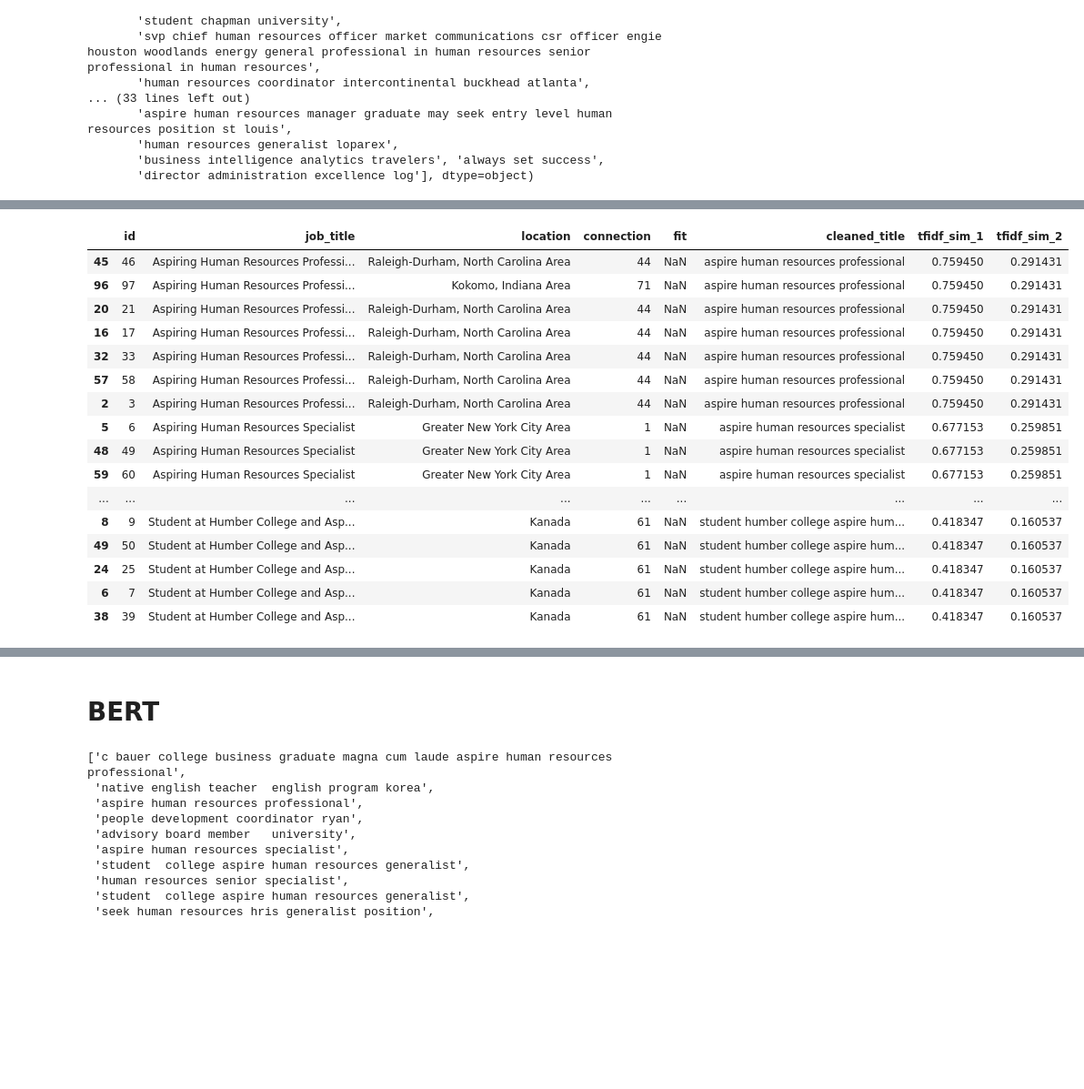
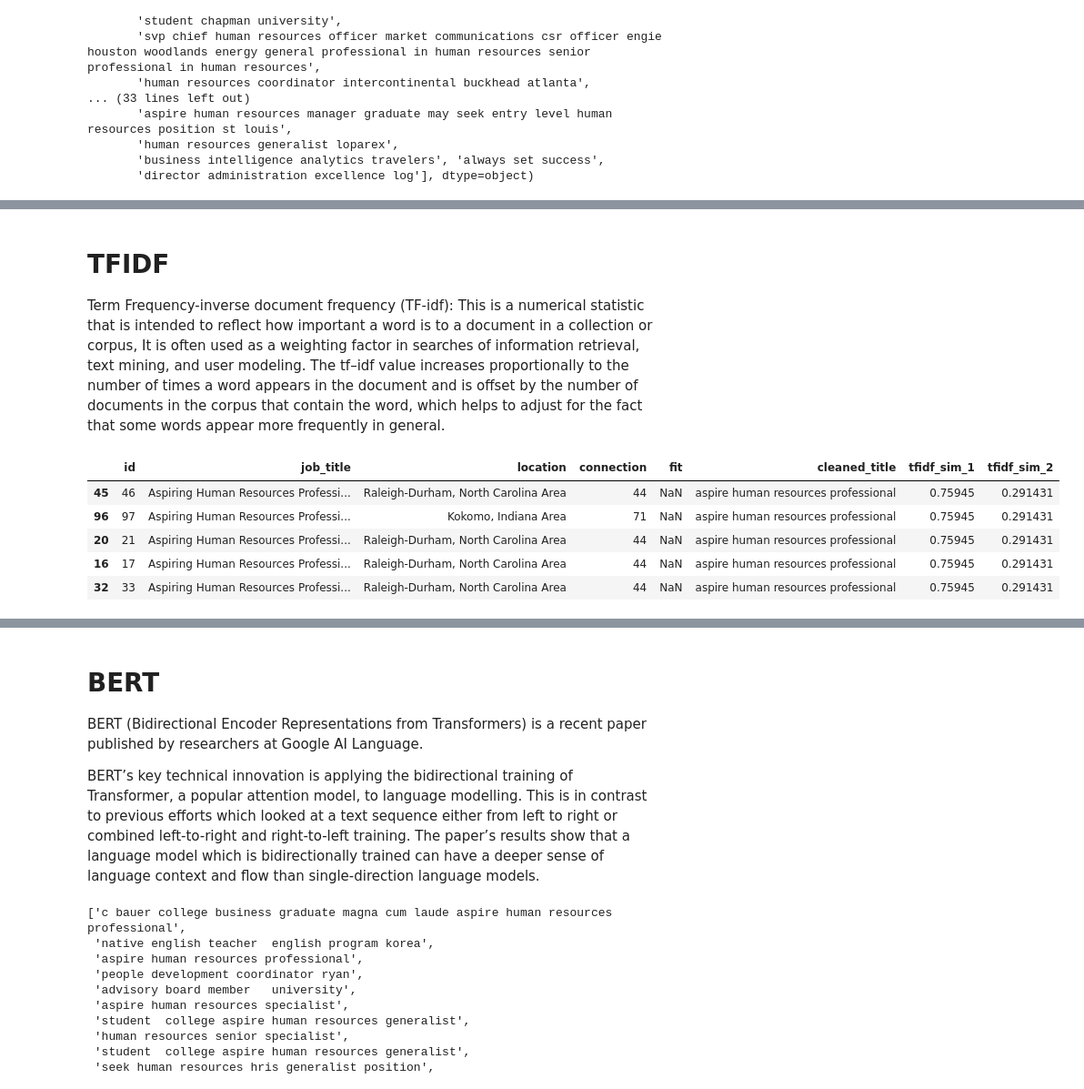
Before and after one commit to simi-I/g39RHzwKROHb58Yy, a Jupyter notebook: Potential Talent.ipynb, the cells around one changed output, grey strips where cells are left out. Shown at 91% size. Saved outputs shown, nothing was run; the diff lists cells and outputs as text; code cells hidden in the pictures; blank space fills up the shorter version.

```diff
--- a/Potential Talent.ipynb
+++ b/Potential Talent.ipynb
@@ -150,7 +153,7 @@ def textpreprocessing(text):
     clean_text = clean_text.lower().split()
 
     #remove stopwords
-    s_words =set(stopwords.words('english'))
+    s_words = set(stopwords.words('english'))
 
     clean_text = [word for word in clean_text  if word not in s_words]
 
@@ -170,7 +173,9 @@ def textpreprocessing(text):
         lemmatizer = WordNetLemmatizer()
         sentence.append(lemmatizer.lemmatize(word, 'v'))
 
-    return ' '.join(sentence)
+    sentence = ' '.join(sentence)
+
+    return sentence
 # %%
 df['cleaned_title'] = df['job_title'].apply(textpreprocessing)
 # %%
@@ -229 +269,5 @@ query = [query1, query2]
+# %% [markdown]
+# TFIDF
+
+Term Frequency-inverse document frequency (TF-idf): This is a numerical statistic that is intended to reflect how important a word is to a document in a collection or corpus, It is often used as a weighting factor in searches of information retrieval, text mining, and user modeling. The tf–idf value increases proportionally to the number of times a word appears in the document and is offset by the number of documents in the corpus that contain the word, which helps to adjust for the fact that some words appear more frequently in general.
 # %%
@@ -242,25 +287,14 @@ tfidf_df = df.copy()
 tfidf_df["tfidf_sim_1"]= cosine_similarity(title_vector, query_vector)[:,0]
 tfidf_df["tfidf_sim_2"]= cosine_similarity(title_vector, query_vector)[:,1]
 # %%
-tfidf_df.sort_values(by='tfidf_sim_1', ascending=False).head(20)
+tfidf_df.sort_values(by='tfidf_sim_1', ascending=False).head()
 # %% [output]
 |  | id | job_title | location | connection | fit | cleaned_title | tfidf_sim_1 | tfidf_sim_2 |
-| 45 | 46 | Aspiring Human Resources Professi... | Raleigh-Durham, North Carolina Area | 44 | NaN | aspire human resources professional | 0.759450 | 0.291431 |
-| 96 | 97 | Aspiring Human Resources Professi... | Kokomo, Indiana Area | 71 | NaN | aspire human resources professional | 0.759450 | 0.291431 |
-| 20 | 21 | Aspiring Human Resources Professi... | Raleigh-Durham, North Carolina Area | 44 | NaN | aspire human resources professional | 0.759450 | 0.291431 |
-| 16 | 17 | Aspiring Human Resources Professi... | Raleigh-Durham, North Carolina Area | 44 | NaN | aspire human resources professional | 0.759450 | 0.291431 |
-| 32 | 33 | Aspiring Human Resources Professi... | Raleigh-Durham, North Carolina Area | 44 | NaN | aspire human resources professional | 0.759450 | 0.291431 |
-| 57 | 58 | Aspiring Human Resources Professi... | Raleigh-Durham, North Carolina Area | 44 | NaN | aspire human resources professional | 0.759450 | 0.291431 |
-| 2 | 3 | Aspiring Human Resources Professi... | Raleigh-Durham, North Carolina Area | 44 | NaN | aspire human resources professional | 0.759450 | 0.291431 |
-| 5 | 6 | Aspiring Human Resources Specialist | Greater New York City Area | 1 | NaN | aspire human resources specialist | 0.677153 | 0.259851 |
-| 48 | 49 | Aspiring Human Resources Specialist | Greater New York City Area | 1 | NaN | aspire human resources specialist | 0.677153 | 0.259851 |
-| 59 | 60 | Aspiring Human Resources Specialist | Greater New York City Area | 1 | NaN | aspire human resources specialist | 0.677153 | 0.259851 |
-| ... | ... | ... | ... | ... | ... | ... | ... | ... |
-| 8 | 9 | Student at Humber College and Asp... | Kanada | 61 | NaN | student humber college aspire hum... | 0.418347 | 0.160537 |
-| 49 | 50 | Student at Humber College and Asp... | Kanada | 61 | NaN | student humber college aspire hum... | 0.418347 | 0.160537 |
-| 24 | 25 | Student at Humber College and Asp... | Kanada | 61 | NaN | student humber college aspire hum... | 0.418347 | 0.160537 |
-| 6 | 7 | Student at Humber College and Asp... | Kanada | 61 | NaN | student humber college aspire hum... | 0.418347 | 0.160537 |
-| 38 | 39 | Student at Humber College and Asp... | Kanada | 61 | NaN | student humber college aspire hum... | 0.418347 | 0.160537 |
+| 45 | 46 | Aspiring Human Resources Professi... | Raleigh-Durham, North Carolina Area | 44 | NaN | aspire human resources professional | 0.75945 | 0.291431 |
+| 96 | 97 | Aspiring Human Resources Professi... | Kokomo, Indiana Area | 71 | NaN | aspire human resources professional | 0.75945 | 0.291431 |
+| 20 | 21 | Aspiring Human Resources Professi... | Raleigh-Durham, North Carolina Area | 44 | NaN | aspire human resources professional | 0.75945 | 0.291431 |
+| 16 | 17 | Aspiring Human Resources Professi... | Raleigh-Durham, North Carolina Area | 44 | NaN | aspire human resources professional | 0.75945 | 0.291431 |
+| 32 | 33 | Aspiring Human Resources Professi... | Raleigh-Durham, North Carolina Area | 44 | NaN | aspire human resources professional | 0.75945 | 0.291431 |
 # %%
 # Calculate average of TFIDF Cosine Similarity Scores of job titles to querys
 
@@ -285,6 +319,10 @@ tfidf_df.sort_values(by='tfidf_avg', ascending=False).head(20)
 | 26 | 27 | Aspiring Human Resources Manageme... | Houston, Texas Area | 500+ | NaN | aspire human resources management... | 0.378843 | 0.463513 | 0.421178 |
 | 73 | 74 | Human Resources Professional | Greater Boston Area | 16 | NaN | human resources professional | 0.428006 | 0.349822 | 0.388914 |
 | 39 | 40 | Seeking Human Resources HRIS and ... | Greater Philadelphia Area | 500+ | NaN | seek human resources hris general... | 0.188916 | 0.492301 | 0.340608 |
-# %% [markdown]
-# BERT
+# %% [markdown]
+# BERT
+
+BERT (Bidirectional Encoder Representations from Transformers) is a recent paper published by researchers at Google AI Language.
+
+BERT’s key technical innovation is applying the bidirectional training of Transformer, a popular attention model, to language modelling. This is in contrast to previous efforts which looked at a text sequence either from left to right or combined left-to-right and right-to-left training. The paper’s results show that a language model which is bidirectionally trained can have a deeper sense of language context and flow than single-direction language models.
 # %%
```
Also changed, not shown: parts of 36 cells of this notebook.
